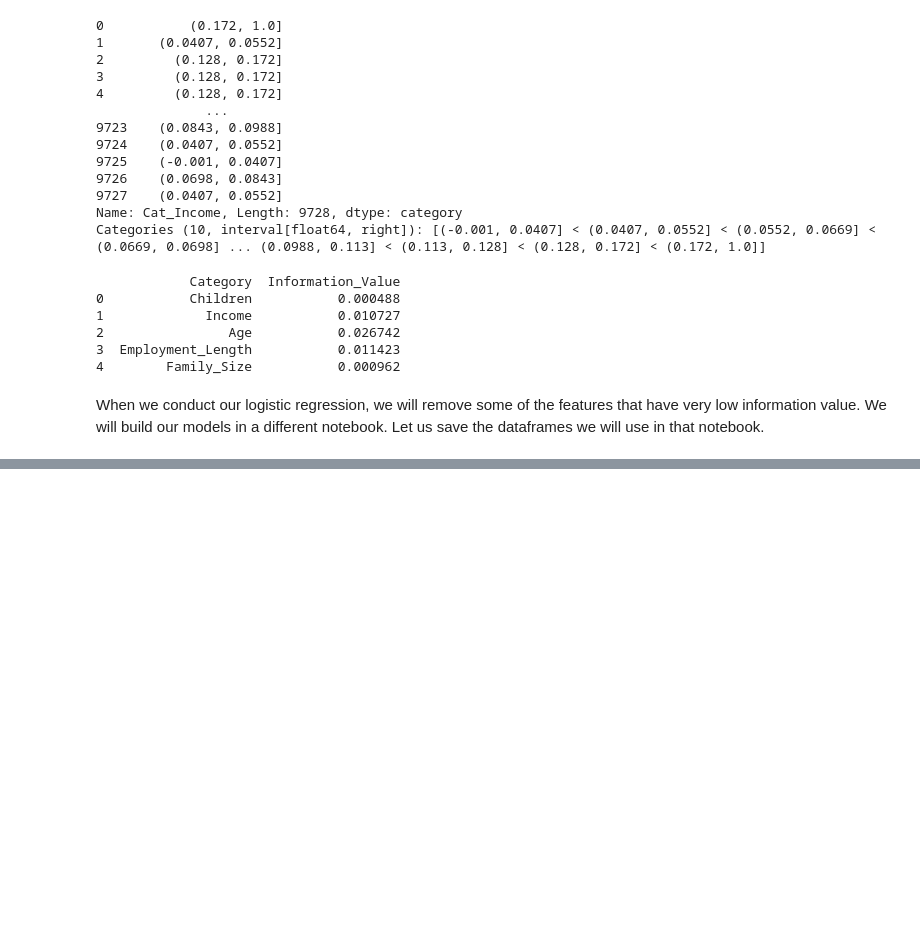
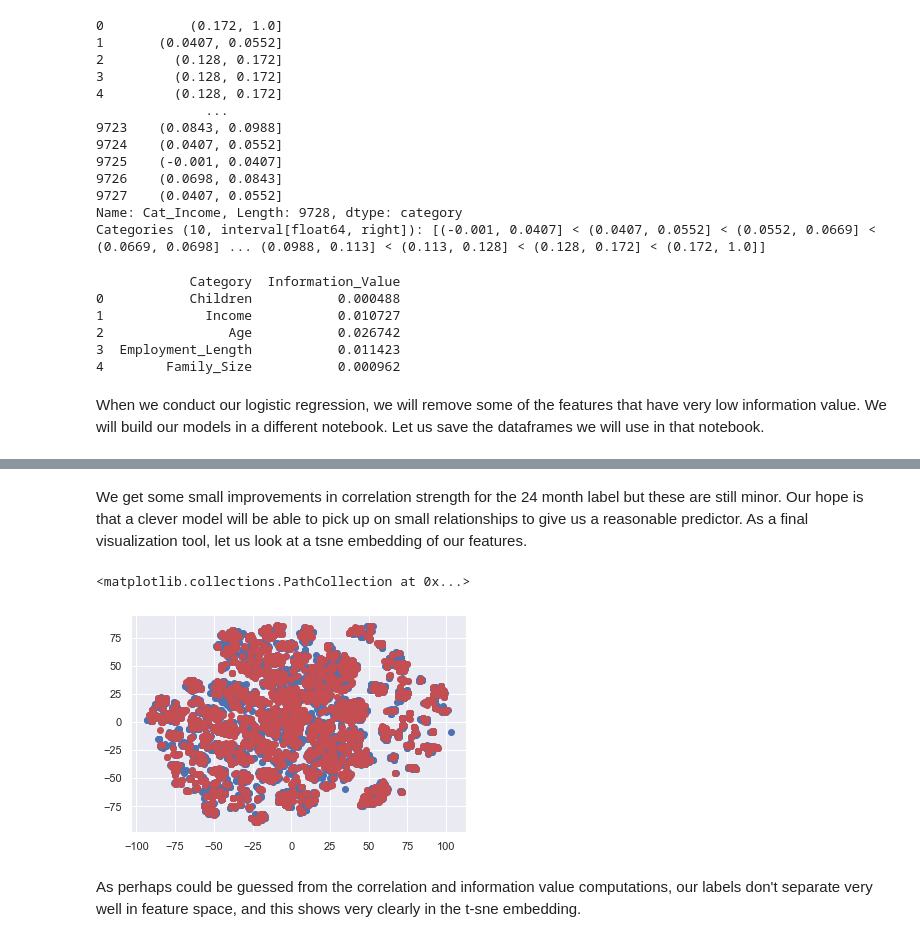
Before and after one commit to SiddharthNVenkatesh/Credit-Score-Model, a Jupyter notebook: Exploratory Data Analysis.ipynb, the cells around one changed output, grey strips where cells are left out. Drawn from its saved outputs; the diff is of its cells as text; code cells hidden in the pictures; blank space fills up the shorter version.

Commit message:
feat: Add t-sne embedding of features

```diff
--- a/Exploratory Data Analysis.ipynb
+++ b/Exploratory Data Analysis.ipynb
@@ -456,0 +456,26 @@ We get some small improvements in correlation strength for the 24 month label bu
+# %% [markdown]
+We get some small improvements in correlation strength for the 24 month label but these are still minor. Our hope is that a clever model will be able to pick up on small relationships to give us a reasonable predictor. As a final visualization tool, let us look at a tsne embedding of our features.
+# %%
+tsne = TSNE(random_state=32)
+binarized_array = feat_binarized.drop(columns=['ID', 'IDList', '6_Month', '12_Month','24_Month', 'Lifetime']).to_numpy()
+# %%
+embedded_array = tsne.fit_transform(binarized_array)
+# %%
+tsne_dataframe = pd.DataFrame(embedded_array)
+
+tsne_dataframe['Label'] = feat_binarized['Lifetime']
+
+good_tsne = tsne_dataframe[tsne_dataframe['Label']==0]
+bad_tsne = tsne_dataframe[tsne_dataframe['Label']==1]
+# %%
+%matplotlib inline
+
+fig, axs = plt.subplots()
+
+axs.scatter(good_tsne[0], good_tsne[1], color='b')
+axs.scatter(bad_tsne[0], bad_tsne[1], color='r')
+# %% [output]
+<matplotlib.collections.PathCollection at 0x...>
+[figure, added]
+# %% [markdown]
+As perhaps could be guessed from the correlation and information value computations, our labels don't separate very well in feature space, and this shows very clearly in the t-sne embedding.
```
Also changed, not shown: parts of 24 cells of this notebook.
